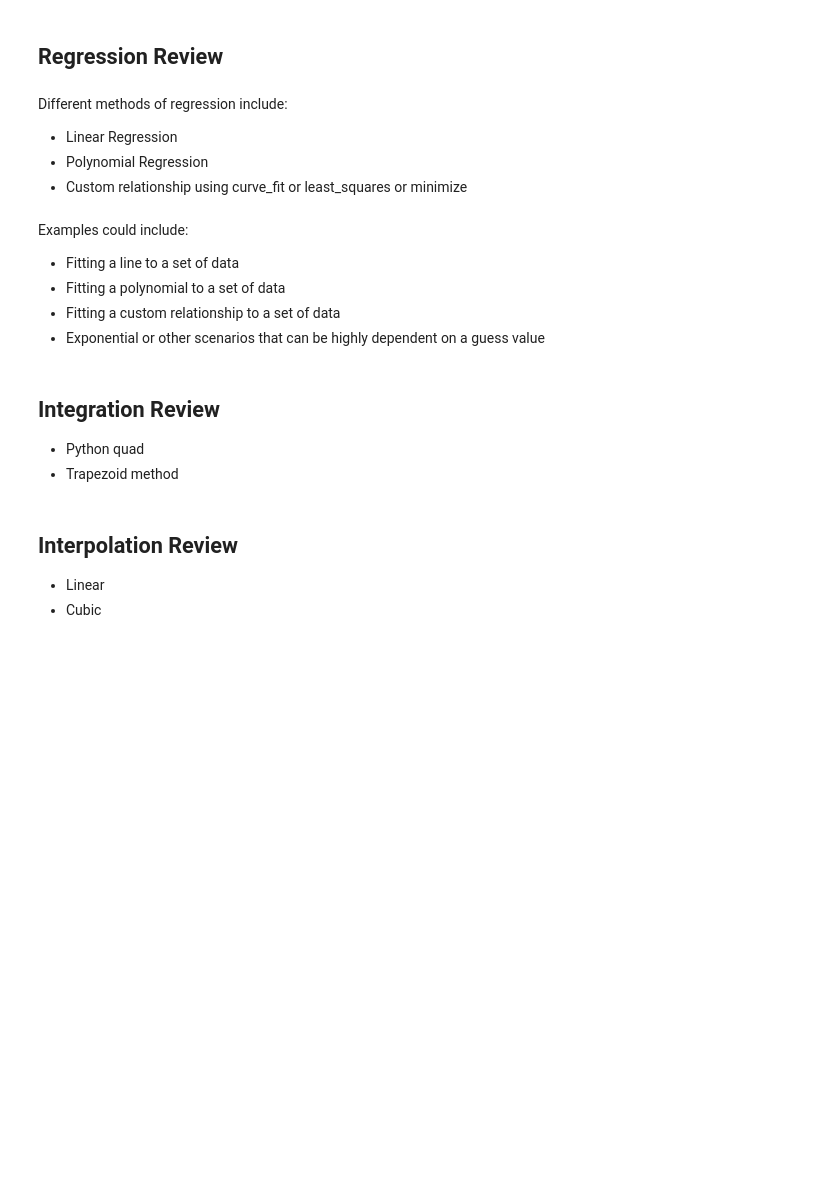
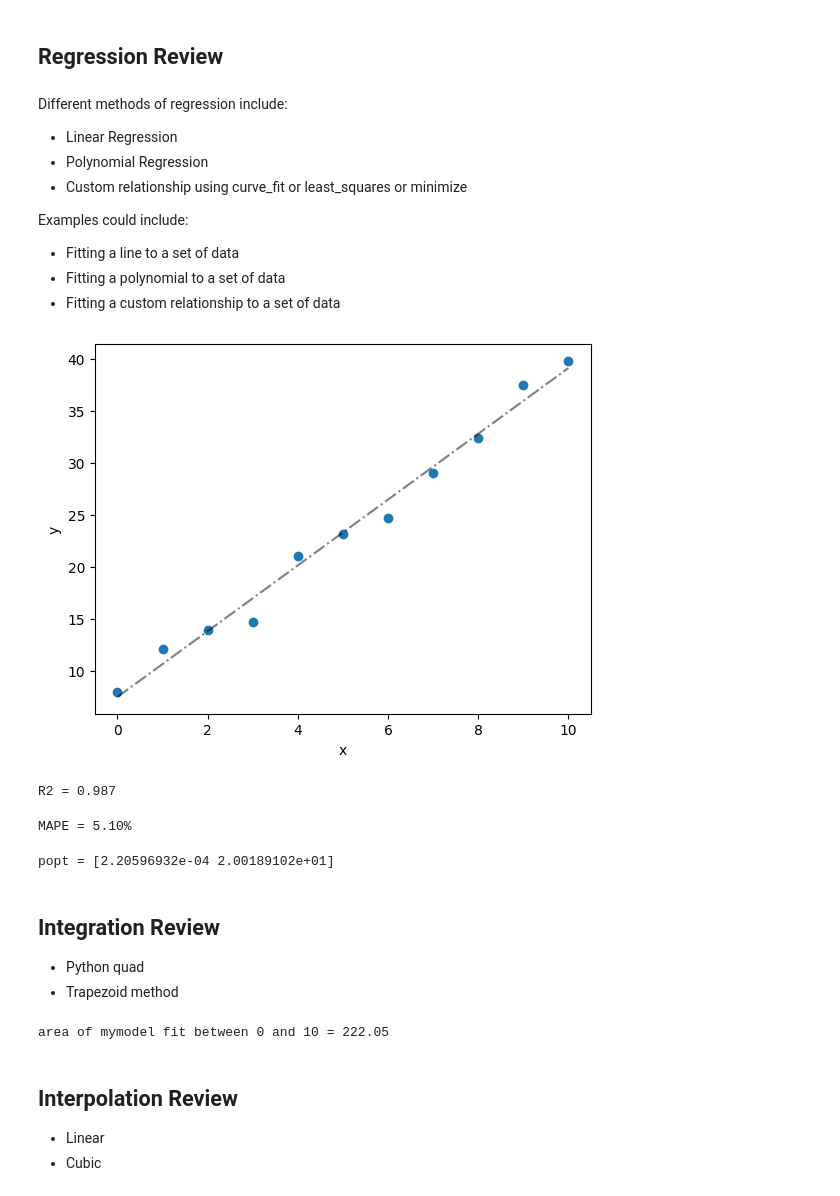
Before and after one commit to clint-bg/comptools, a Jupyter notebook: _sources/lectures/28-FinalReview.ipynb, the cells around one changed output. Saved outputs shown, nothing was run; the diff lists cells and outputs as text; code cells hidden in the pictures; blank space fills up the shorter version.

```diff
--- a/_sources/lectures/28-FinalReview.ipynb
+++ b/_sources/lectures/28-FinalReview.ipynb
@@ -81,16 +81,64 @@ Different methods of regression include:
 - Linear Regression
 - Polynomial Regression
 - Custom relationship using curve_fit or least_squares or minimize
+
+Examples could include:
+- Fitting a line to a set of data
+- Fitting a polynomial to a set of data
+- Fitting a custom relationship to a set of data
-# %% [markdown]
-Examples could include:
-- Fitting a line to a set of data
-- Fitting a polynomial to a set of data
-- Fitting a custom relationship to a set of data
-- Exponential or other scenarios that can be highly dependent on a guess value
+# %%
+#a simple example scenario of regression with python
+# 1st generate some data
+x = np.arange(0,11,1)
+y = 3.2*x + 5 + [np.random.rand()*4 for each in x]
+# %%
+# 2nd fit the data, first use np.polyfit
+fit = np.polyfit(x,y,1) #fit yields the two coefficients of the linear regression (slope and intercept)
+#if you forget what np.polyfit does, type help(np.polyfit) in the console or np.polyfit?
+# 3rd plot the data and the fit
+# 2nd plot the data
+plt.scatter(x,y)
+plt.plot(x,fit[0]*x+fit[1],'k-.',alpha=0.5)
+plt.xlabel('x'); plt.ylabel('y'); plt.show()
+# %% [output]
+[figure, added]
+# %%
+# Now we can calculate the R^2 and MAPE values
+# R^2
+ymodel = fit[0]*x+fit[1]
+SStot = np.sum((y-np.mean(y))**2) #total sum of squares - how much different is the data from the mean
+SSE = np.sum((y-ymodel)**2) #sum of squares of the error - how much different is the data from the model
+R2 = 1 - SSE/SStot
+print(f'R2 = {R2:.3f}')
+# %% [output]
+R2 = 0.987
+# %%
+#Now the MAPE value
+MAPE = np.mean(np.abs((y-ymodel)/y)*100)
+print(f'MAPE = {MAPE:1.2f}%')
+# %% [output]
+MAPE = 5.10%
+# %%
+#Now we could fit the same data to a custom model using scipy.optimize.curve_fit
+from scipy.optimize import curve_fit
+def mymodel(x,a,b):
+    return a*x*np.cosh(x) + b
+popt, pcov = curve_fit(mymodel,x,y)
+print(f'popt = {popt}')
+# the same methods of R2, MAPE and plotting can be done as above
+# %% [output]
+popt = [2.20596932e-04 2.00189102e+01]
 # %% [markdown]
 ## Integration Review
 - Python quad
 - Trapezoid method
+# %%
+#an example of the quad function to calculate the integral of the above regressed function
+from scipy.integrate import quad
+area = quad(mymodel,0,10,args=(popt[0],popt[1]))[0]
+print(f'area of mymodel fit between 0 and 10 = {area:1.2f}')
+# %% [output]
+area of mymodel fit between 0 and 10 = 222.05
 # %% [markdown]
 ## Interpolation Review
  - Linear
```
Also changed, not shown: parts of 1 cell of this notebook, 3 other files.
